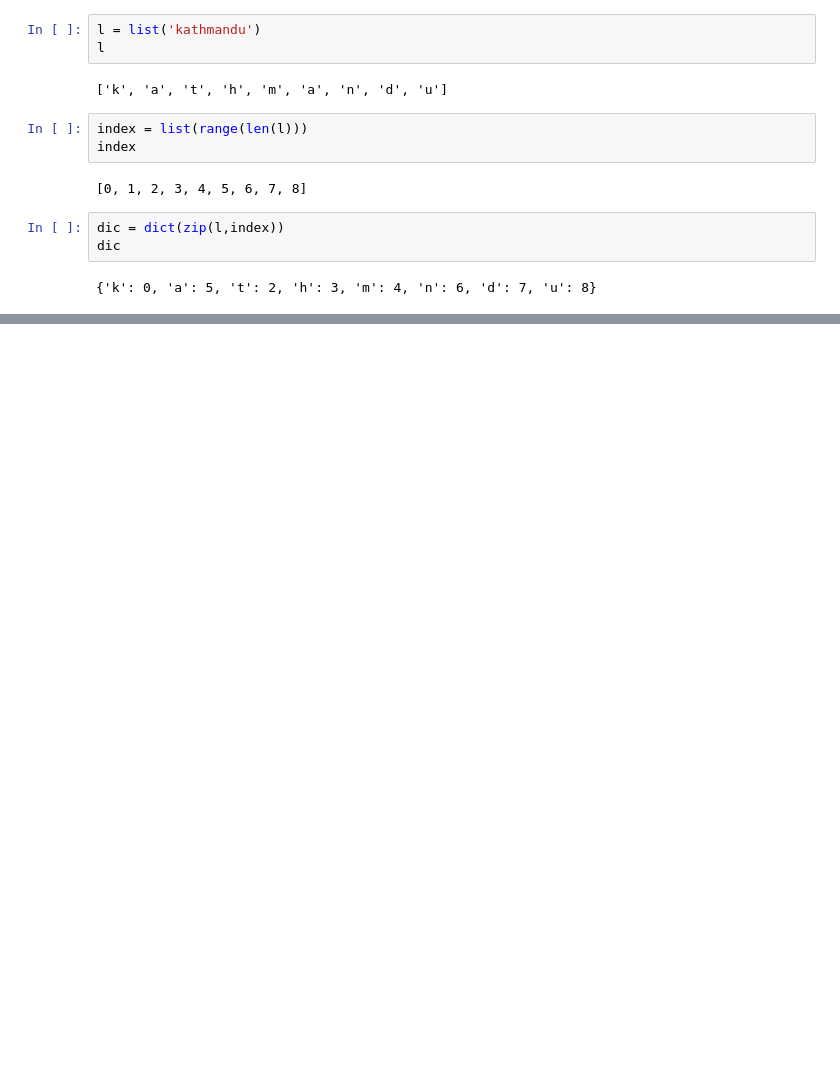
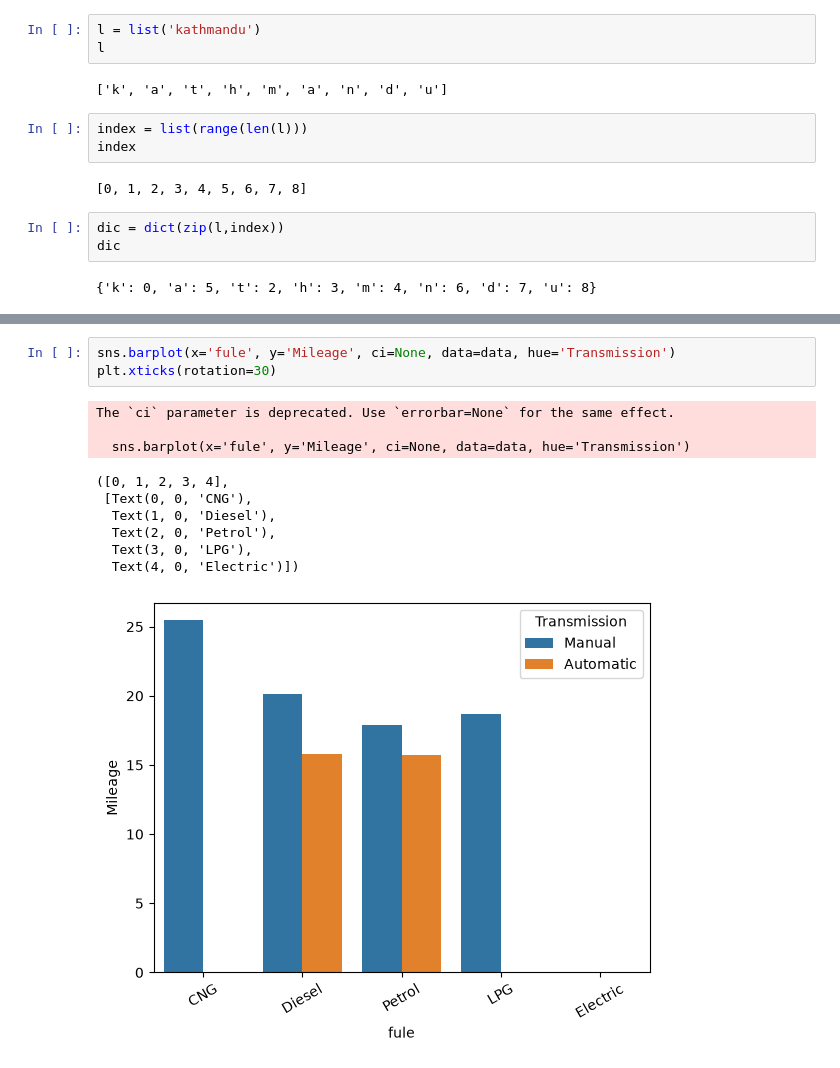
Before and after one commit to lakpalama7/data_science, a Jupyter notebook: data science/Untitled.ipynb, the cells around one changed output, grey strips where cells are left out. Saved outputs shown, nothing was run; the diff lists cells and outputs as text; blank space fills up the shorter version.

```diff
--- a/data science/Untitled.ipynb
+++ b/data science/Untitled.ipynb
@@ -594,0 +1084,14 @@ dic
+# %%
+sns.barplot(x='fule', y='Mileage', ci=None, data=data, hue='Transmission')
+plt.xticks(rotation=30)
+# %% [output]
+The `ci` parameter is deprecated. Use `errorbar=None` for the same effect.
+
+  sns.barplot(x='fule', y='Mileage', ci=None, data=data, hue='Transmission')
+([0, 1, 2, 3, 4],
+ [Text(0, 0, 'CNG'),
+  Text(1, 0, 'Diesel'),
+  Text(2, 0, 'Petrol'),
+  Text(3, 0, 'LPG'),
+  Text(4, 0, 'Electric')])
+[figure, added]
```
Also changed, not shown: parts of 82 cells of this notebook, 3 other files.
